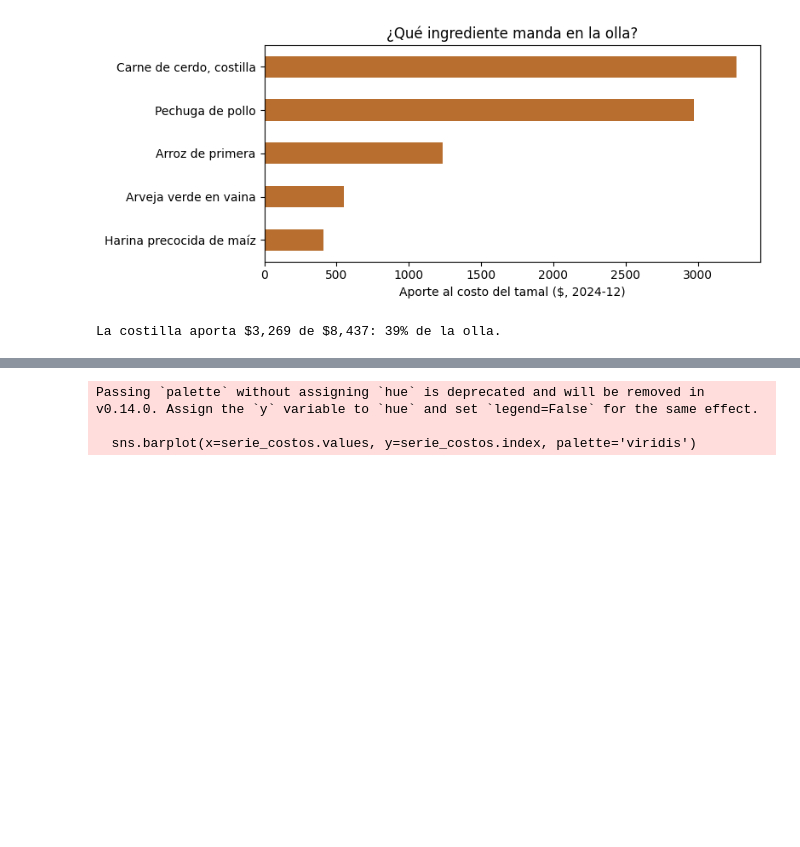
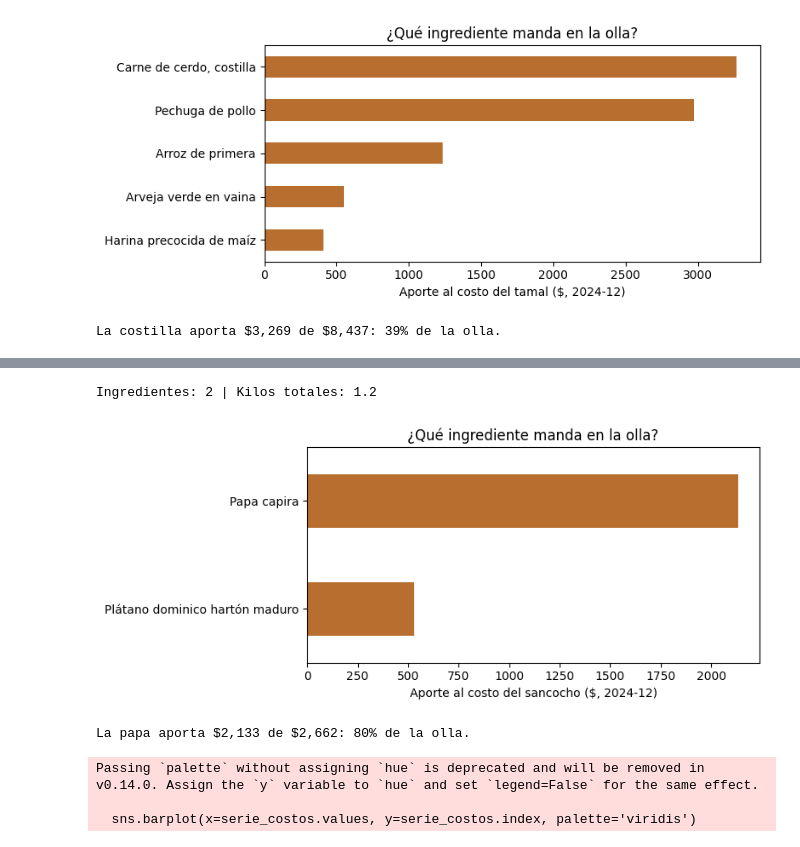
Before and after one commit to anordonezc/Lab-Calculo-D, a Jupyter notebook: L2_sesion1.ipynb, the cells around one changed output, grey strips where cells are left out. Cells and saved outputs as stored; diff of their text form; code cells hidden in the pictures; blank space fills up the shorter version.

```diff
--- a/L2_sesion1.ipynb
+++ b/L2_sesion1.ipynb
@@ -261,3 +261,38 @@ La papa aporta $1,807 de $2,336: 77% de la olla.
+# %%
+
+RECETA = {
+    "Plátano dominico hartón maduro":               0.2,
+    "Papa capira":       1.0,
+}
+print("Ingredientes:", len(RECETA), "| Kilos totales:", sum(RECETA.values()))
+
+MES = df.loc[df["ciudad"] == CIUDAD, "fecha"].max()
+
+# ¿Qué ingrediente manda? Confronten P2 con los aportes al costo.
+mes_tabla = filtrar_productos(
+    filtrar_mes(filtrar_ciudad(df, CIUDAD), MES), RECETA
+)
+precios_mes = mes_tabla.groupby("producto")["precio_kg"].mean()
+aportes = pd.Series({
+    producto: kilos * precios_mes[producto]
+    for producto, kilos in RECETA.items()
+}).sort_values()
+
+ax = aportes.plot.barh(figsize=(8, 3.5), color="#B76E2E")
+ax.set_xlabel(f"Aporte al costo del sancocho ($, {MES})")
+ax.set_title("¿Qué ingrediente manda en la olla?")
+plt.tight_layout()
+plt.show()
+
+total = aportes.sum()
+espinazo = aportes["Papa capira"]
+print(f"La papa aporta ${espinazo:,.0f} de ${total:,.0f}: {100 * espinazo / total:.0f}% de la olla.")
+
+# ✏️ Para P3, cambien la receta a solo papa y plátano; comparen el primer y último mes.
+# %% [output]
+Ingredientes: 2 | Kilos totales: 1.2
+[figure, added]
+La papa aporta $2,133 de $2,662: 80% de la olla.
 # %%
 import matplotlib.pyplot as plt
 import seaborn as sns
```
Also changed, not shown: parts of 3 cells of this notebook.
